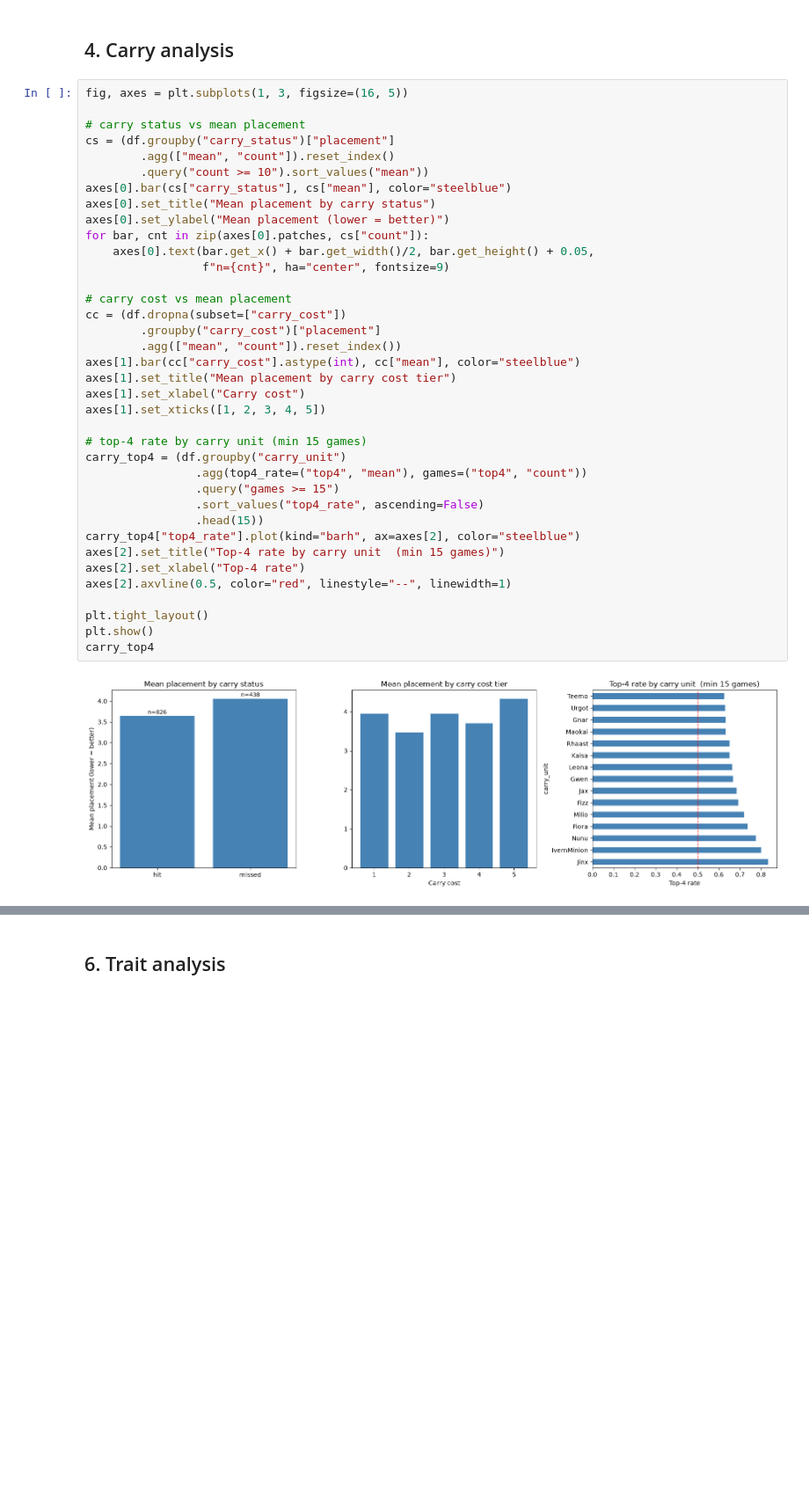
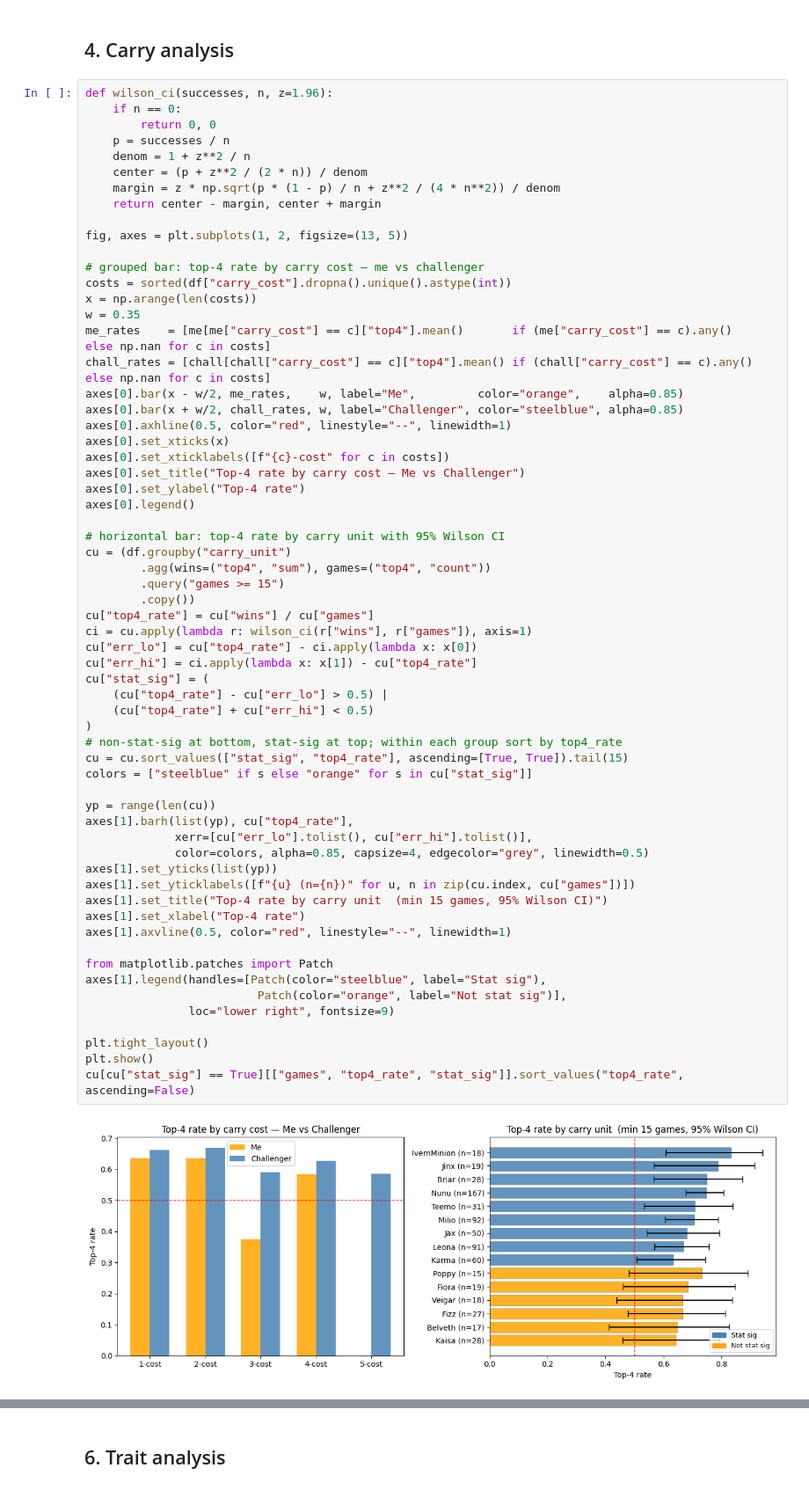
Before and after one commit to Spring-ms/TFT-match-data-set-17-, a Jupyter notebook: 2- TFT data EDA.ipynb, the cells around one changed output, grey strips where cells are left out. Shown at 88% size. Drawn from its saved outputs; the diff is of its cells as text; blank space fills up the shorter version.

```diff
--- a/2- TFT data EDA.ipynb
+++ b/2- TFT data EDA.ipynb
@@ -133,41 +122,66 @@ summary
 # %% [markdown]
 ## 4. Carry analysis
 # %%
-fig, axes = plt.subplots(1, 3, figsize=(16, 5))
+def wilson_ci(successes, n, z=1.96):
+    if n == 0:
+        return 0, 0
+    p = successes / n
+    denom = 1 + z**2 / n
+    center = (p + z**2 / (2 * n)) / denom
+    margin = z * np.sqrt(p * (1 - p) / n + z**2 / (4 * n**2)) / denom
+    return center - margin, center + margin
 
-# carry status vs mean placement
-cs = (df.groupby("carry_status")["placement"]
-        .agg(["mean", "count"]).reset_index()
-        .query("count >= 10").sort_values("mean"))
-axes[0].bar(cs["carry_status"], cs["mean"], color="steelblue")
-axes[0].set_title("Mean placement by carry status")
-axes[0].set_ylabel("Mean placement (lower = better)")
-for bar, cnt in zip(axes[0].patches, cs["count"]):
-    axes[0].text(bar.get_x() + bar.get_width()/2, bar.get_height() + 0.05,
-                 f"n={cnt}", ha="center", fontsize=9)
+fig, axes = plt.subplots(1, 2, figsize=(13, 5))
 
-# carry cost vs mean placement
-cc = (df.dropna(subset=["carry_cost"])
-        .groupby("carry_cost")["placement"]
-        .agg(["mean", "count"]).reset_index())
-axes[1].bar(cc["carry_cost"].astype(int), cc["mean"], color="steelblue")
-axes[1].set_title("Mean placement by carry cost tier")
-axes[1].set_xlabel("Carry cost")
-axes[1].set_xticks([1, 2, 3, 4, 5])
+# grouped bar: top-4 rate by carry cost — me vs challenger
+costs = sorted(df["carry_cost"].dropna().unique().astype(int))
+x = np.arange(len(costs))
+w = 0.35
+me_rates    = [me[me["carry_cost"] == c]["top4"].mean()       if (me["carry_cost"] == c).any()    else np.nan for c in costs]
+chall_rates = [chall[chall["carry_cost"] == c]["top4"].mean() if (chall["carry_cost"] == c).any() else np.nan for c in costs]
+axes[0].bar(x - w/2, me_rates,    w, label="Me",         color="orange",    alpha=0.85)
+axes[0].bar(x + w/2, chall_rates, w, label="Challenger", color="steelblue", alpha=0.85)
+axes[0].axhline(0.5, color="red", linestyle="--", linewidth=1)
+axes[0].set_xticks(x)
+axes[0].set_xticklabels([f"{c}-cost" for c in costs])
+axes[0].set_title("Top-4 rate by carry cost — Me vs Challenger")
+axes[0].set_ylabel("Top-4 rate")
+axes[0].legend()
 
-# top-4 rate by carry unit (min 15 games)
-carry_top4 = (df.groupby("carry_unit")
-                .agg(top4_rate=("top4", "mean"), games=("top4", "count"))
-                .query("games >= 15")
-                .sort_values("top4_rate", ascending=False)
-                .head(15))
-carry_top4["top4_rate"].plot(kind="barh", ax=axes[2], color="steelblue")
-axes[2].set_title("Top-4 rate by carry unit  (min 15 games)")
-axes[2].set_xlabel("Top-4 rate")
-axes[2].axvline(0.5, color="red", linestyle="--", linewidth=1)
+# horizontal bar: top-4 rate by carry unit with 95% Wilson CI
+cu = (df.groupby("carry_unit")
+        .agg(wins=("top4", "sum"), games=("top4", "count"))
+        .query("games >= 15")
+        .copy())
+cu["top4_rate"] = cu["wins"] / cu["games"]
+ci = cu.apply(lambda r: wilson_ci(r["wins"], r["games"]), axis=1)
+cu["err_lo"] = cu["top4_rate"] - ci.apply(lambda x: x[0])
+cu["err_hi"] = ci.apply(lambda x: x[1]) - cu["top4_rate"]
+cu["stat_sig"] = (
+    (cu["top4_rate"] - cu["err_lo"] > 0.5) |
+    (cu["top4_rate"] + cu["err_hi"] < 0.5)
+)
+# non-stat-sig at bottom, stat-sig at top; within each group sort by top4_rate
+cu = cu.sort_values(["stat_sig", "top4_rate"], ascending=[True, True]).tail(15)
+colors = ["steelblue" if s else "orange" for s in cu["stat_sig"]]
+
+yp = range(len(cu))
+axes[1].barh(list(yp), cu["top4_rate"],
+             xerr=[cu["err_lo"].tolist(), cu["err_hi"].tolist()],
+             color=colors, alpha=0.85, capsize=4, edgecolor="grey", linewidth=0.5)
+axes[1].set_yticks(list(yp))
+axes[1].set_yticklabels([f"{u} (n={n})" for u, n in zip(cu.index, cu["games"])])
+axes[1].set_title("Top-4 rate by carry unit  (min 15 games, 95% Wilson CI)")
+axes[1].set_xlabel("Top-4 rate")
+axes[1].axvline(0.5, color="red", linestyle="--", linewidth=1)
+
+from matplotlib.patches import Patch
+axes[1].legend(handles=[Patch(color="steelblue", label="Stat sig"),
+                         Patch(color="orange", label="Not stat sig")],
+               loc="lower right", fontsize=9)
 
 plt.tight_layout()
 plt.show()
-carry_top4
+cu[cu["stat_sig"] == True][["games", "top4_rate", "stat_sig"]].sort_values("top4_rate", ascending=False)
 # %% [output]
-[figure, old version]
+[figure, new version]
```
Also changed, not shown: parts of 7 cells of this notebook, 1 other file.
